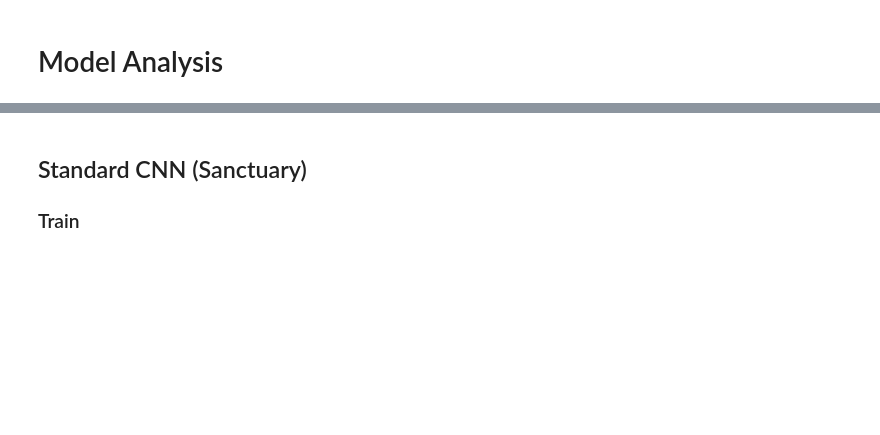
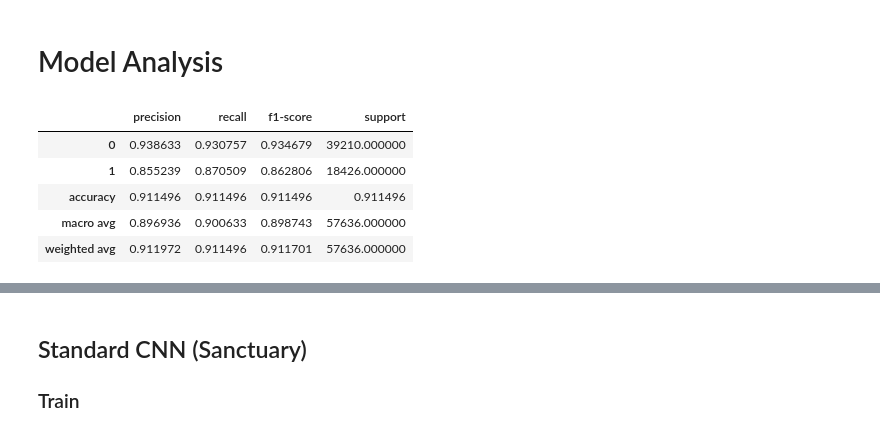
Before and after one commit to UtrechtUniversity/animal-sounds, a Jupyter notebook: output/notebooks/model_analysis.ipynb, the cells around one changed output, grey strips where cells are left out. Saved outputs shown, nothing was run; the diff lists cells and outputs as text; code cells hidden in the pictures; blank space fills up the shorter version.

```diff
--- a/output/notebooks/model_analysis.ipynb
+++ b/output/notebooks/model_analysis.ipynb
@@ -42,3 +42,19 @@ def get_selected_val(values):
     l = values.split(' ')
     lf = list(map(float, l))
     return lf.index(max(lf))
+# %%
+cnn_pred = read_preds('../models/new_hpo/cnn14_e50b16w3d2l40_1_dc30/_predictions.txt')
+cnn_y = read_y_test('../models/new_hpo/cnn14_e50b16w3d2l40_1_dc30/_y_test.csv')
+
+preds = [get_selected_val(row) for row in cnn_pred ]
+ys = cnn_y.idxmax(axis=1)
+y = ys.apply(lambda x:int(x))
+
+get_classification_report(y,preds)
+# %% [output]
+|  | precision | recall | f1-score | support |
+| 0 | 0.938633 | 0.930757 | 0.934679 | 39210.000000 |
+| 1 | 0.855239 | 0.870509 | 0.862806 | 18426.000000 |
+| accuracy | 0.911496 | 0.911496 | 0.911496 | 0.911496 |
+| macro avg | 0.896936 | 0.900633 | 0.898743 | 57636.000000 |
+| weighted avg | 0.911972 | 0.911496 | 0.911701 | 57636.000000 |
```
Also changed, not shown: parts of 105 cells of this notebook, 13 other files.
